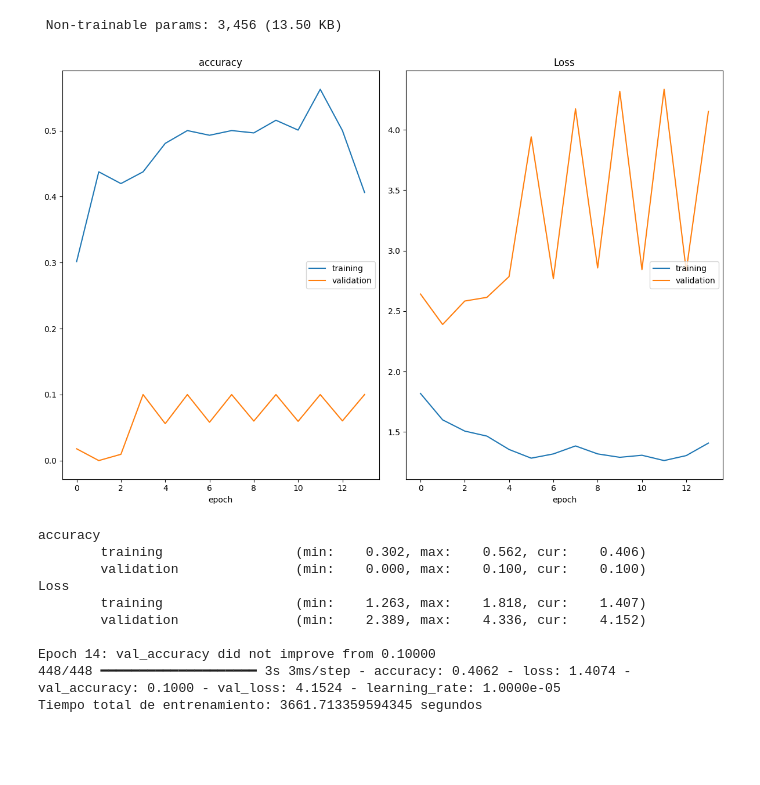
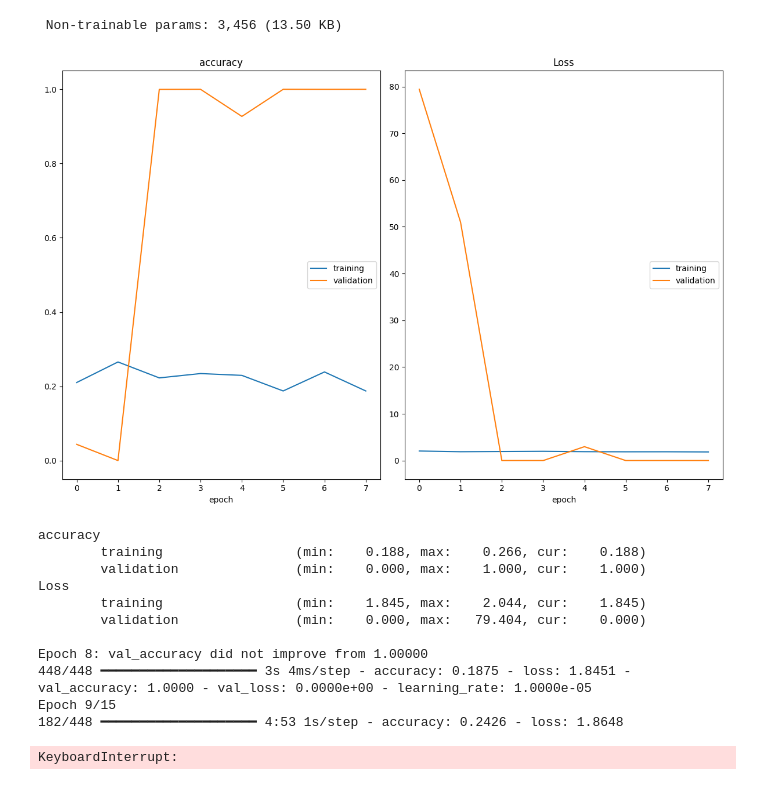
Before and after one commit to mvpinzon/Emotion-Recognition, a Jupyter notebook: Emotion Recognition.ipynb, the cells around one changed output. Cells and saved outputs as stored; diff of their text form; code cells hidden in the pictures; blank space fills up the shorter version.

```diff
--- a/Emotion Recognition.ipynb
+++ b/Emotion Recognition.ipynb
@@ -43,7 +43,16 @@ Test dataset
 img_size = 48
 batch_size = 64
 
-datagen_train = ImageDataGenerator(horizontal_flip=True)
+datagen_train = ImageDataGenerator(
+    rescale=1./255,  # Esto normaliza las imágenes
+    horizontal_flip=True,
+    rotation_range=20,
+    width_shift_range=0.2,
+    height_shift_range=0.2,
+    shear_range=0.2,
+    zoom_range=0.2,
+    fill_mode='nearest'
+)
 
 train_generator = datagen_train.flow_from_directory("train/",
                                                     target_size=(img_size,img_size),
@@ -80,7 +89,7 @@ print(f"y_batch shape: {y_batch.shape}")
 x_batch shape: (64, 48, 48, 1)
 y_batch shape: (64,)
 # %%
-# Definir el modelo
+# Definición del modelo
 model = Sequential()
 
 # Primera capa de convolución
@@ -127,10 +136,10 @@ model.add(Activation('relu'))
 model.add(Dropout(0.25))
 
 # Capa de salida
-model.add(Dense(7, activation='softmax'))
+model.add(Dense(7, activation='softmax'))  # Número de clases (7 en este caso)
 
 # Compilación del modelo
-opt = Adam(learning_rate=0.0005)
+opt = Adam(learning_rate=0.0001)
 model.compile(optimizer=opt, loss='sparse_categorical_crossentropy', metrics=['accuracy'])
 
 # Resumen del modelo
@@ -168,43 +177,46 @@ earlystop_acc = EarlyStopping(monitor="val_accuracy",
 # Configuración de entrenamiento
 epochs = 15
 steps_per_epoch = train_generator.n // train_generator.batch_size
 validation_steps = validation_generator.n // validation_generator.batch_size
 
-# Callbacks
 reduce_lr = ReduceLROnPlateau(
-    monitor='val_loss', factor=0.1, patience=2, min_lr=1e-5, mode='auto', verbose=1
+    monitor='val_loss', factor=0.1, patience=3, min_lr=1e-6, mode='auto', verbose=1
 )
+
 checkpoint = ModelCheckpoint(
     "best_model.keras", monitor='val_accuracy', save_weights_only=False,
     mode='max', verbose=1, save_best_only=True
 )
+
 callbacks = [PlotLossesKerasTF(), checkpoint, reduce_lr, earlystop_acc]
 
 # Medición del tiempo de entrenamiento
 start_time = time.time()
 
 # Entrenamiento del modelo
 history = model.fit(
     x=train_generator,
     steps_per_epoch=steps_per_epoch,
     epochs=epochs,
     validation_data=validation_generator,
     validation_steps=validation_steps,
     callbacks=callbacks
 )
 
 # Mostrar tiempo de entrenamiento
 end_time = time.time()
 print("Tiempo total de entrenamiento:", end_time - start_time, "segundos")
 # %% [output]
-[figure, old version]
+[figure, new version]
 accuracy
-        training                 (min:    0.302, max:    0.562, cur:    0.406)
-        validation               (min:    0.000, max:    0.100, cur:    0.100)
+        training                 (min:    0.188, max:    0.266, cur:    0.188)
+        validation               (min:    0.000, max:    1.000, cur:    1.000)
 Loss
-        training                 (min:    1.263, max:    1.818, cur:    1.407)
-        validation               (min:    2.389, max:    4.336, cur:    4.152)
+        training                 (min:    1.845, max:    2.044, cur:    1.845)
+        validation               (min:    0.000, max:   79.404, cur:    0.000)
 
-Epoch 14: val_accuracy did not improve from 0.10000
-448/448 ━━━━━━━━━━━━━━━━━━━━ 3s 3ms/step - accuracy: 0.4062 - loss: 1.4074 - val_accuracy: 0.1000 - val_loss: 4.1524 - learning_rate: 1.0000e-05
-Tiempo total de entrenamiento: 3661.713359594345 segundos
+Epoch 8: val_accuracy did not improve from 1.00000
+448/448 ━━━━━━━━━━━━━━━━━━━━ 3s 4ms/step - accuracy: 0.1875 - loss: 1.8451 - val_accuracy: 1.0000 - val_loss: 0.0000e+00 - learning_rate: 1.0000e-05
+Epoch 9/15
+182/448 ━━━━━━━━━━━━━━━━━━━━ 4:53 1s/step - accuracy: 0.2426 - loss: 1.8648
+KeyboardInterrupt:
```
Also changed, not shown: parts of 1 cell of this notebook, 2 other files.
